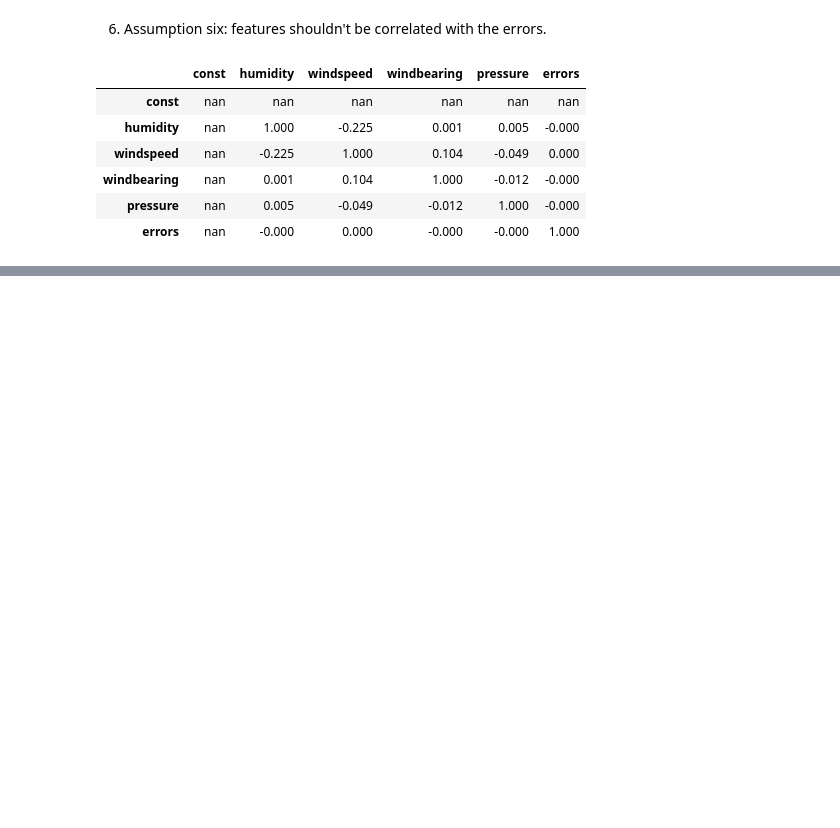
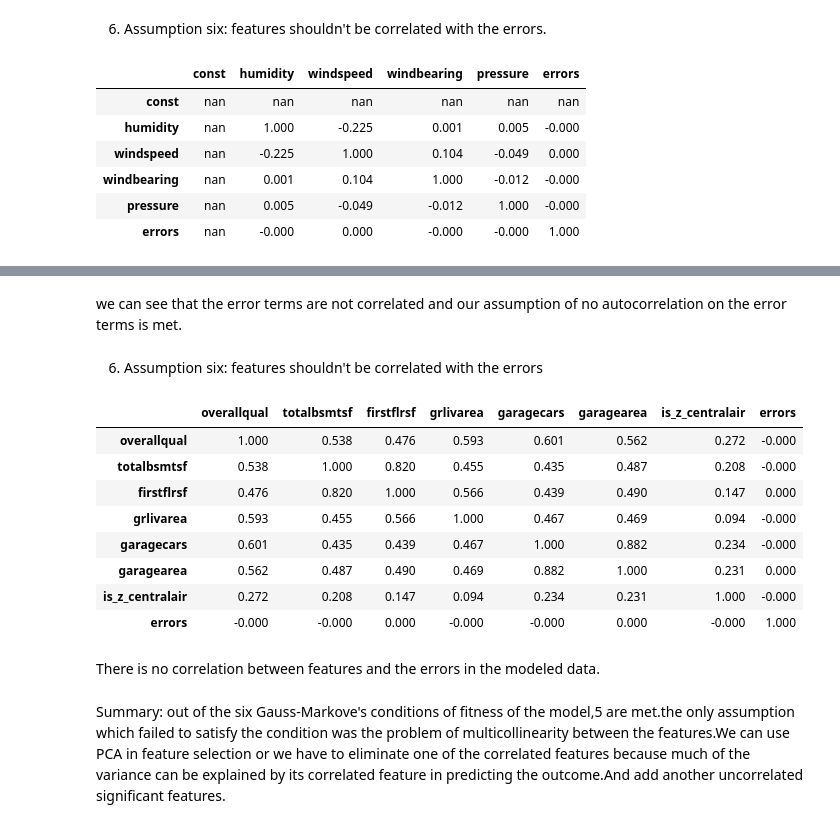
Before and after one commit to AmanuelKG/sharing_thinkful, a Jupyter notebook: supervised_regression/Assumption_regression.ipynb, the cells around one changed output, grey strips where cells are left out. Drawn from its saved outputs; the diff is of its cells as text; code cells hidden in the pictures; blank space fills up the shorter version.

```diff
--- a/supervised_regression/Assumption_regression.ipynb
+++ b/supervised_regression/Assumption_regression.ipynb
@@ -162,0 +262,22 @@ we can see that there is no correlation between the errors and the features.Ther
+# %% [markdown]
+we can see that the error terms are not correlated and our assumption of no autocorrelation on the error terms is met.
+# %% [markdown]
+6. Assumption six: features shouldn't be correlated with the errors
+# %%
+house_prices['errors'] = errors
+house_prices[['overallqual','totalbsmtsf','firstflrsf','grlivarea'
+             ,'garagecars','garagearea', 'is_z_centralair', 'errors']].corr()
+# %% [output]
+|  | overallqual | totalbsmtsf | firstflrsf | grlivarea | garagecars | garagearea | is_z_centralair | errors |
+| overallqual | 1.000 | 0.538 | 0.476 | 0.593 | 0.601 | 0.562 | 0.272 | -0.000 |
+| totalbsmtsf | 0.538 | 1.000 | 0.820 | 0.455 | 0.435 | 0.487 | 0.208 | -0.000 |
+| firstflrsf | 0.476 | 0.820 | 1.000 | 0.566 | 0.439 | 0.490 | 0.147 | 0.000 |
+| grlivarea | 0.593 | 0.455 | 0.566 | 1.000 | 0.467 | 0.469 | 0.094 | -0.000 |
+| garagecars | 0.601 | 0.435 | 0.439 | 0.467 | 1.000 | 0.882 | 0.234 | -0.000 |
+| garagearea | 0.562 | 0.487 | 0.490 | 0.469 | 0.882 | 1.000 | 0.231 | 0.000 |
+| is_z_centralair | 0.272 | 0.208 | 0.147 | 0.094 | 0.234 | 0.231 | 1.000 | -0.000 |
+| errors | -0.000 | -0.000 | 0.000 | -0.000 | -0.000 | 0.000 | -0.000 | 1.000 |
+# %% [markdown]
+There is no correlation between features and the errors in the modeled data.
+# %% [markdown]
+Summary: out of the six Gauss-Markove's conditions of fitness of the model,5 are met.the only assumption which failed to satisfy the condition was the problem of multicollinearity between the features.We can use PCA in feature selection or we have to eliminate one of the correlated features because much of the variance can be explained by its correlated feature in predicting the outcome.And add another uncorrelated significant features.
```
Also changed, not shown: parts of 22 cells of this notebook.
